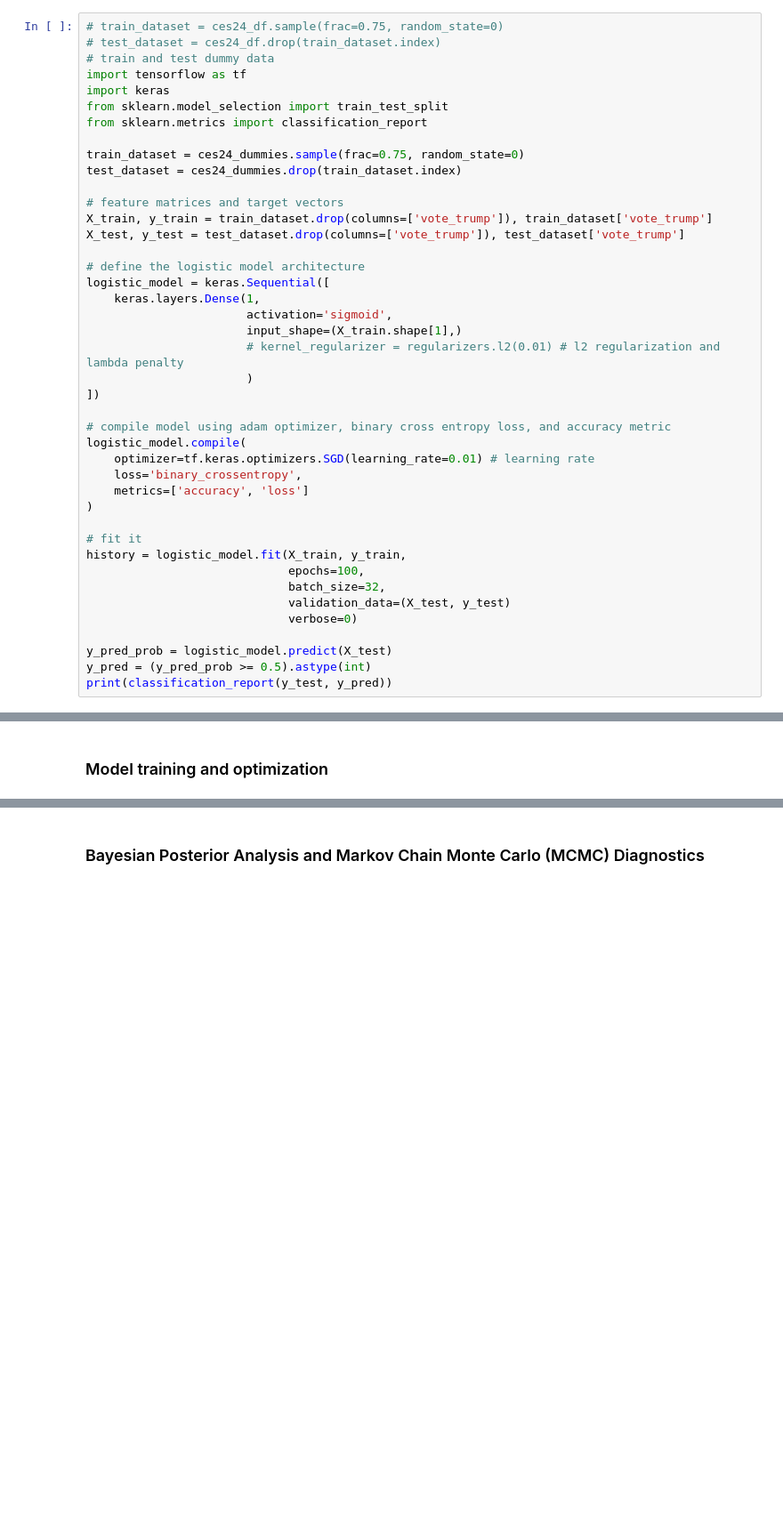
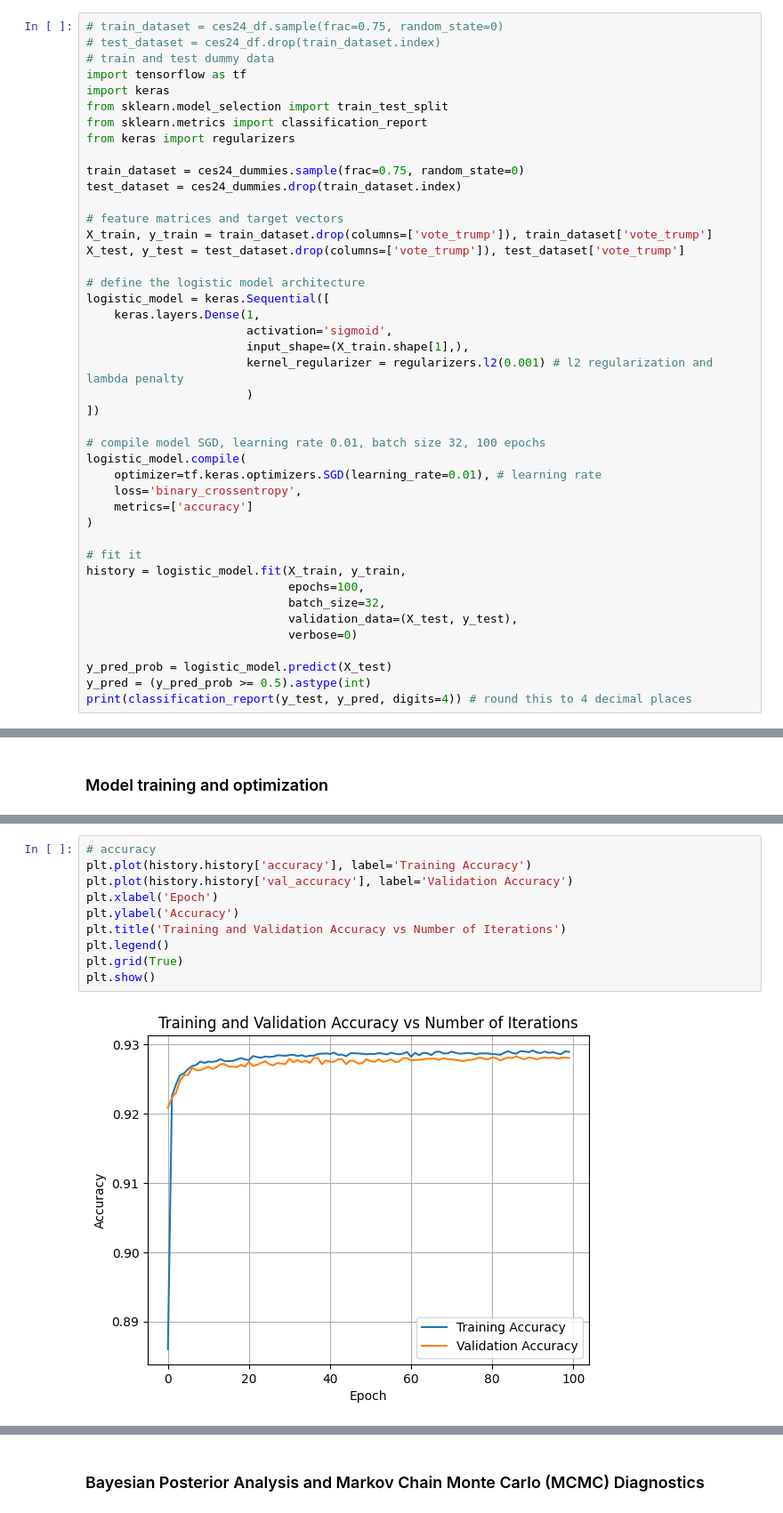
Before and after one commit to taliafabs/STA496, a Jupyter notebook: MidtermPaper/code/STA496_MidtermPaperCode.ipynb, the cells around one changed output, grey strips where cells are left out. Shown at 89% size. Saved outputs shown, nothing was run; the diff lists cells and outputs as text; blank space fills up the shorter version.

```diff
--- a/MidtermPaper/code/STA496_MidtermPaperCode.ipynb
+++ b/MidtermPaper/code/STA496_MidtermPaperCode.ipynb
@@ -777,6 +754,7 @@ import tensorflow as tf
 import keras
 from sklearn.model_selection import train_test_split
 from sklearn.metrics import classification_report
+from keras import regularizers
 
 train_dataset = ces24_dummies.sample(frac=0.75, random_state=0)
 test_dataset = ces24_dummies.drop(train_dataset.index)
@@ -789,26 +767,26 @@ X_test, y_test = test_dataset.drop(columns=['vote_trump']), test_dataset['vote_t
 logistic_model = keras.Sequential([
     keras.layers.Dense(1,
                        activation='sigmoid',
-                       input_shape=(X_train.shape[1],)
-                       # kernel_regularizer = regularizers.l2(0.01) # l2 regularization and lambda penalty
+                       input_shape=(X_train.shape[1],),
+                       kernel_regularizer = regularizers.l2(0.001) # l2 regularization and lambda penalty
                        )
 ])
 
-# compile model using adam optimizer, binary cross entropy loss, and accuracy metric
+# compile model SGD, learning rate 0.01, batch size 32, 100 epochs
 logistic_model.compile(
-    optimizer=tf.keras.optimizers.SGD(learning_rate=0.01) # learning rate
+    optimizer=tf.keras.optimizers.SGD(learning_rate=0.01), # learning rate
     loss='binary_crossentropy',
-    metrics=['accuracy', 'loss']
+    metrics=['accuracy']
 )
 
 # fit it
 history = logistic_model.fit(X_train, y_train,
                              epochs=100,
                              batch_size=32,
-                             validation_data=(X_test, y_test)
+                             validation_data=(X_test, y_test),
                              verbose=0)
 
 y_pred_prob = logistic_model.predict(X_test)
 y_pred = (y_pred_prob >= 0.5).astype(int)
-print(classification_report(y_test, y_pred))
+print(classification_report(y_test, y_pred, digits=4)) # round this to 4 decimal places
 # %% [output]
@@ -845,0 +818,12 @@ plt.show()
+# %%
+# accuracy
+plt.plot(history.history['accuracy'], label='Training Accuracy')
+plt.plot(history.history['val_accuracy'], label='Validation Accuracy')
+plt.xlabel('Epoch')
+plt.ylabel('Accuracy')
+plt.title('Training and Validation Accuracy vs Number of Iterations')
+plt.legend()
+plt.grid(True)
+plt.show()
+# %% [output]
+[figure, added]
```
Also changed, not shown: parts of 33 cells of this notebook.
